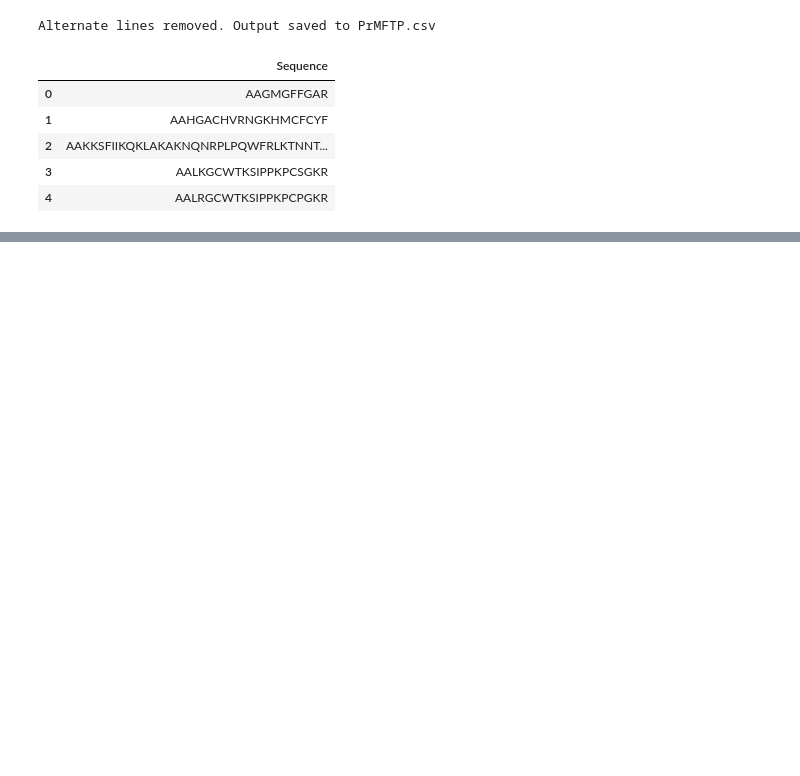
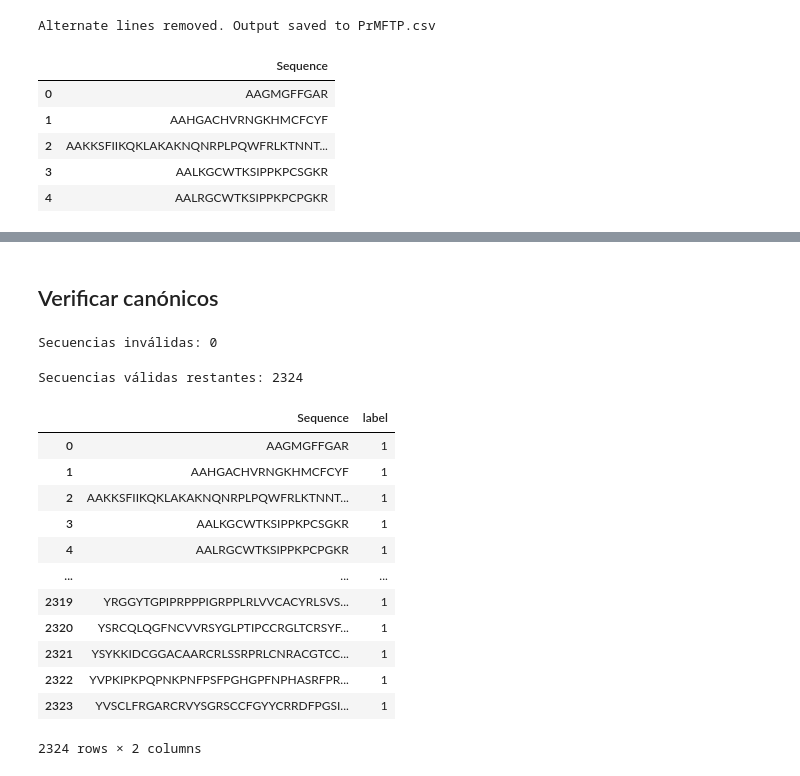
Before and after one commit to AnaLuisaIA/antifungal-peptides, a Jupyter notebook: databases/PrMFTP/PrMFTP.ipynb, the cells around one changed output, grey strips where cells are left out. Drawn from its saved outputs; the diff is of its cells as text; code cells hidden in the pictures; blank space fills up the shorter version.

```diff
--- a/databases/PrMFTP/PrMFTP.ipynb
+++ b/databases/PrMFTP/PrMFTP.ipynb
@@ -59,0 +49,2 @@ df.describe()
+# %%
+df = df.drop_duplicates().copy()
@@ -59,0 +55,34 @@ df.describe()
+# %% [markdown]
+## Verificar canónicos
+# %%
+# Definir aminoácidos canónicos
+aminoacidos = set("ACDEFGHIKLMNPQRSTVWY")
+# %%
+# Verificar cuáles secuencias válidas
+df["is_valid"] = [set(seq).issubset(aminoacidos) for seq in df["Sequence"]]
+# %%
+no_validas = df[~df["is_valid"]]
+print("Secuencias inválidas:", len(no_validas))
+# %% [output]
+Secuencias inválidas: 0
+# %%
+df_validas = df[df["is_valid"]].drop(columns="is_valid")
+print("Secuencias válidas restantes:", len(df_validas))
+# %% [output]
+Secuencias válidas restantes: 2324
+# %%
+display(df_validas)
+# %% [output]
+|  | Sequence | label |
+| 0 | AAGMGFFGAR | 1 |
+| 1 | AAHGACHVRNGKHMCFCYF | 1 |
+| 2 | AAKKSFIIKQKLAKAKNQNRPLPQWFRLKTNNT... | 1 |
+| 3 | AALKGCWTKSIPPKPCSGKR | 1 |
+| 4 | AALRGCWTKSIPPKPCPGKR | 1 |
+| ... | ... | ... |
+| 2319 | YRGGYTGPIPRPPPIGRPPLRLVVCACYRLSVS... | 1 |
+| 2320 | YSRCQLQGFNCVVRSYGLPTIPCCRGLTCRSYF... | 1 |
+| 2321 | YSYKKIDCGGACAARCRLSSRPRLCNRACGTCC... | 1 |
+| 2322 | YVPKIPKPQPNKPNFPSFPGHGPFNPHASRFPR... | 1 |
+| 2323 | YVSCLFRGARCRVYSGRSCCFGYYCRRDFPGSI... | 1 |
+2324 rows × 2 columns
```
Also changed, not shown: parts of 17 cells of this notebook, 2 other files.
